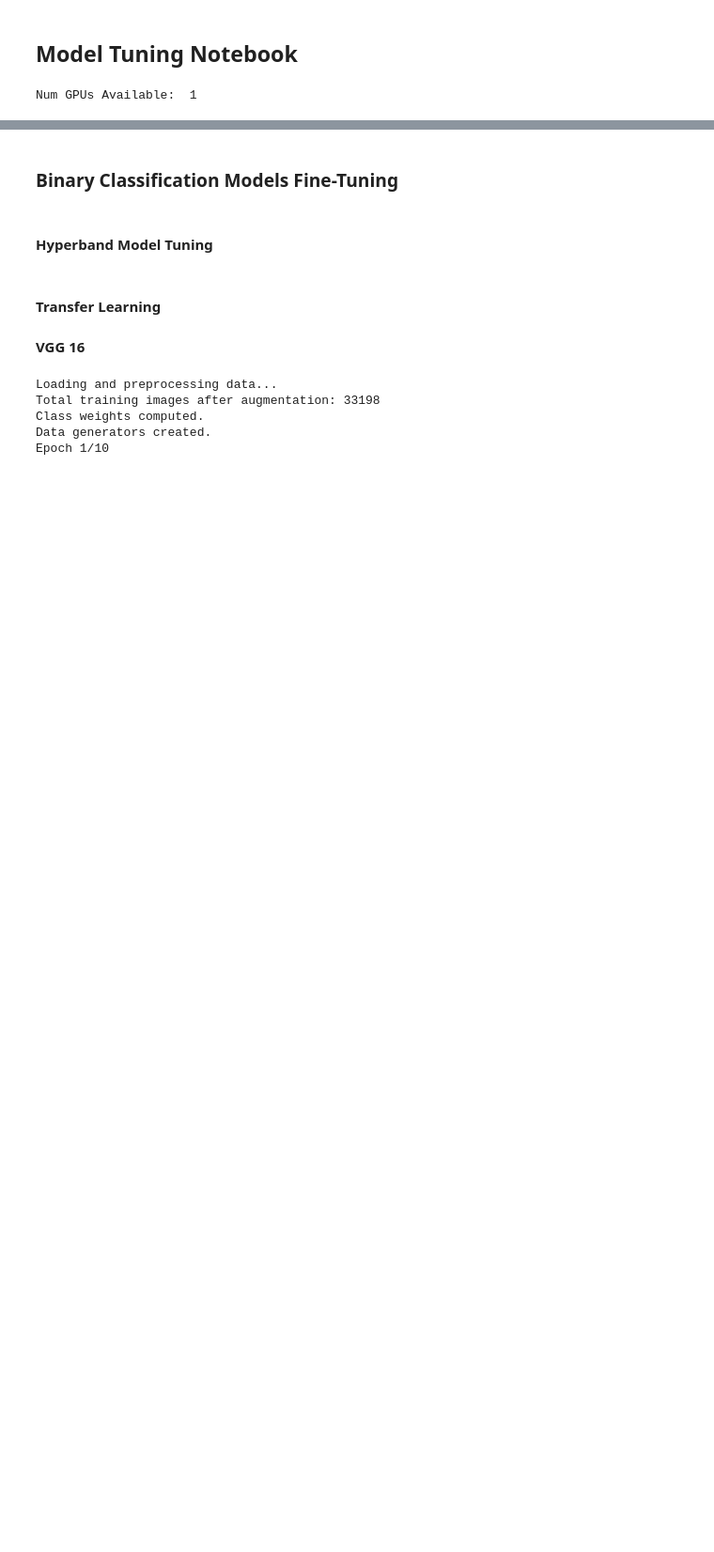
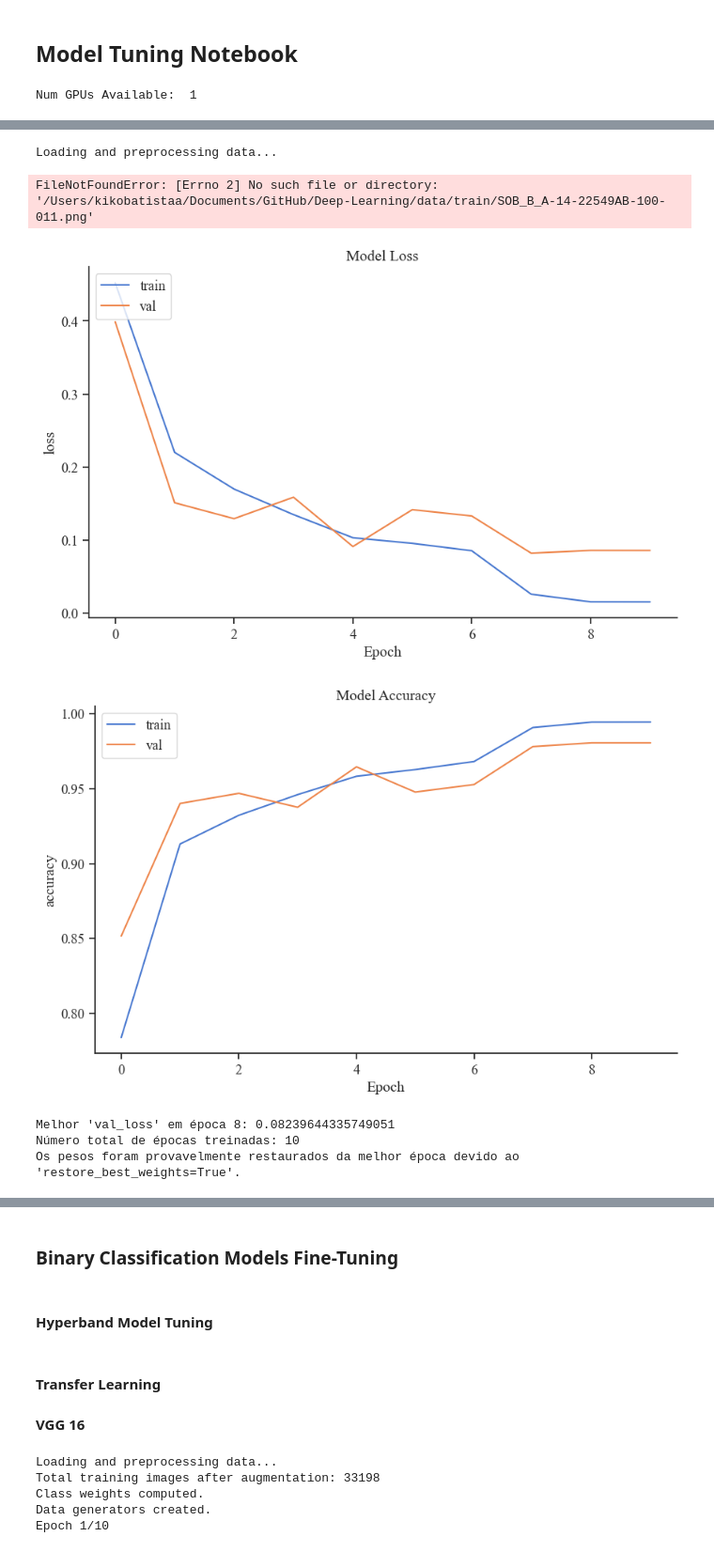
Before and after one commit to master-boda/Deep-Learning, a Jupyter notebook: notebooks/model_tuning.ipynb, the cells around one changed output, grey strips where cells are left out. Shown at 94% size. Drawn from its saved outputs; the diff is of its cells as text; code cells hidden in the pictures; blank space fills up the shorter version.

```diff
--- a/notebooks/model_tuning.ipynb
+++ b/notebooks/model_tuning.ipynb
@@ -64,0 +68,76 @@ from sklearn.metrics import classification_report
+# %%
+reduce_lr = ReduceLROnPlateau(monitor='val_loss', factor=0.1, patience=2, min_lr=1e-7)
+early_stopping = EarlyStopping(monitor='val_loss', patience=5, restore_best_weights=True)
+callbacks = [reduce_lr, early_stopping]
+
+tuner = kt.Hyperband(
+    keras_tuning_model_builder,
+    objective='val_loss',
+    max_epochs=10,
+    factor=2,
+    directory='hyperband_logs',
+    project_name='binary_breast_cancer_cnn',
+)
+
+train_gen, val_gen, test_gen, class_weights, steps_per_epoch = preproc_pipeline(
+    image_resolution=(224, 224),
+    classification_type='binary',
+    csv_path='image_metadata/updated_image_data.csv',
+    use_data_augmentation=False,
+    augmented_images_per_image=5,
+    batch_size=32)
+print(tuner.oracle.max_trials)
+# %% [output]
+Loading and preprocessing data...
+FileNotFoundError: [Errno 2] No such file or directory: '/Users/kikobatistaa/Documents/GitHub/Deep-Learning/data/train/SOB_B_A-14-22549AB-100-011.png'
+# %%
+import pickle
+
+# Caminho do arquivo pickle
+caminho_arquivo = '/Users/kikobatistaa/Documents/GitHub/Deep-Learning/src/models/VGG16_binary/model_history.pkl'
+
+# Carregar o history
+with open(caminho_arquivo, 'rb') as arquivo:
+    history = pickle.load(arquivo)
+
+# Plotar a perda (loss) de treinamento e validação
+plot_training_history(history, metric='loss', title='Model Loss')
+
+# Plotar a acurácia de treinamento e validação
+plot_training_history(history, metric='accuracy', title='Model Accuracy')
+# %% [output]
+[figure, added]
+[figure, added]
+# %%
+import pickle
+import numpy as np
+
+# Carregar o histórico salvo no arquivo pickle
+caminho_arquivo = '/Users/kikobatistaa/Documents/GitHub/Deep-Learning/src/models/VGG16_binary/model_history.pkl'
+
+with open(caminho_arquivo, 'rb') as file:
+    history = pickle.load(file)
+
+# Verificar se há métricas de validação
+if 'val_loss' in history:
+    val_loss = history['val_loss']
+    melhor_epoca = np.argmin(val_loss)
+    melhor_val_loss = val_loss[melhor_epoca]
+    print(f"Melhor 'val_loss' em época {melhor_epoca + 1}: {melhor_val_loss}")
+
+    # Número total de épocas treinadas
+    total_epocas = len(val_loss)
+    print(f"Número total de épocas treinadas: {total_epocas}")
+
+    # Comparar com a última época treinada
+    if melhor_epoca + 1 < total_epocas:
+        print("Os pesos foram provavelmente restaurados da melhor época devido ao 'restore_best_weights=True'.")
+    else:
+        print("Os pesos finais correspondem à última época treinada.")
+
+else:
+    print("Não há métricas de validação disponíveis no histórico.")
+# %% [output]
+Melhor 'val_loss' em época 8: 0.08239644335749051
+Número total de épocas treinadas: 10
+Os pesos foram provavelmente restaurados da melhor época devido ao 'restore_best_weights=True'.
```
Also changed, not shown: parts of 3 cells of this notebook, 4 other files.
